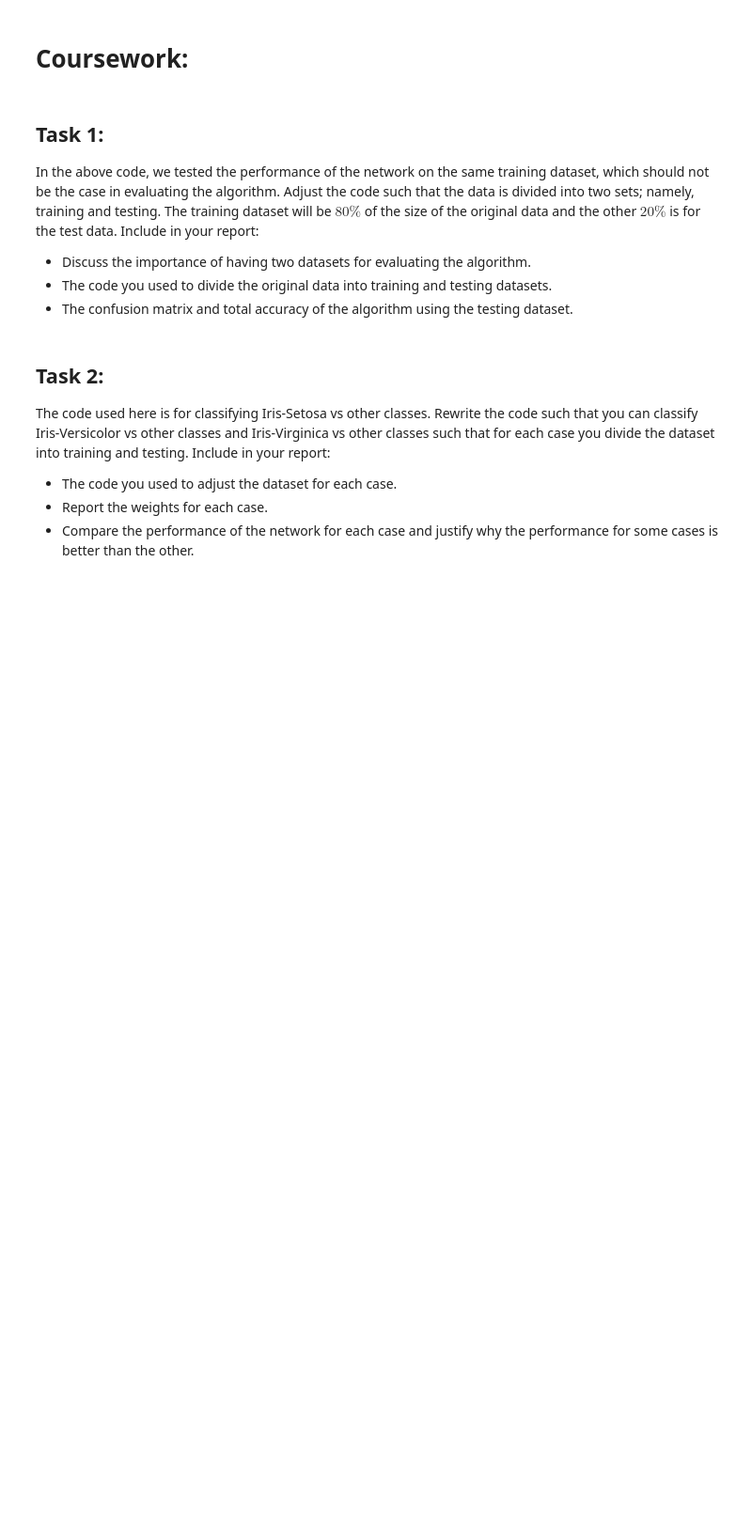
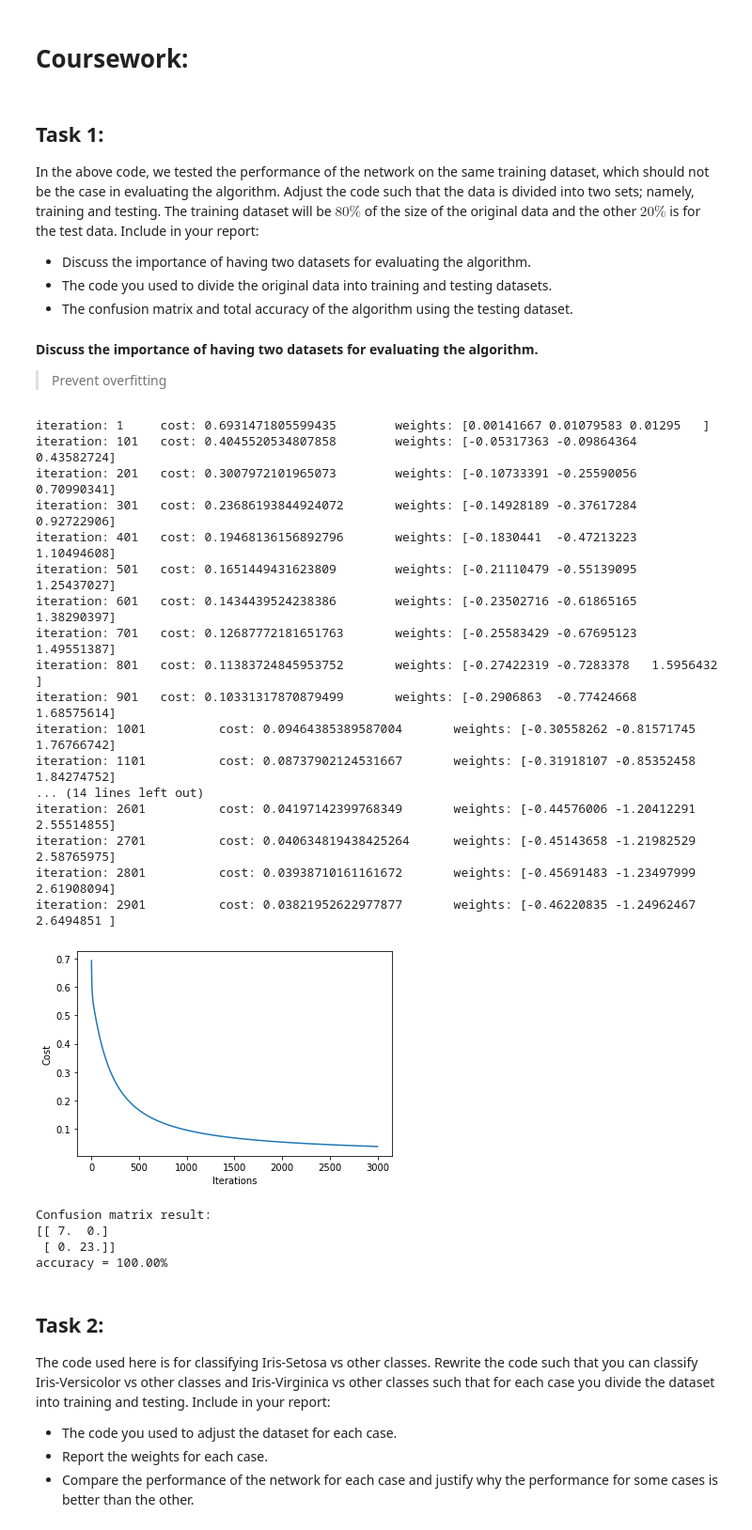
Before and after one commit to limited-fion/ee3-ml, a Jupyter notebook: Fion_ML_Logistic_Regression_.ipynb, the cells around one changed output. Shown at 94% size. Drawn from its saved outputs; the diff is of its cells as text; code cells hidden in the pictures; blank space fills up the shorter version.

```diff
--- a/Fion_ML_Logistic_Regression_.ipynb
+++ b/Fion_ML_Logistic_Regression_.ipynb
@@ -229,6 +233,75 @@ In the above code, we tested the performance of the network on the same training
 - Discuss the importance of having two datasets for evaluating the algorithm.
 - The code you used to divide the original data into training and testing datasets.
 - The confusion matrix and total accuracy of the algorithm using the testing dataset.
+# %% [markdown]
+**Discuss the importance of having two datasets for evaluating the algorithm.**
+
+> Prevent overfitting
+# %%
+def training_set(data):
+  n = 0.8*data.shape[0]
+  return data[0:int(n)]
+
+def test_set(data):
+  n = 0.8*data.shape[0]
+  return data[int(n):data.shape[0]]
+# %%
+# Target labels are the index in iris.target_names
+labels = iris_data.iloc[:,4]
+
+# Setosa is assigned label 0, while all other classes will have a label of 1
+y = np.where(labels == 0, 0, 1)
+
+# Consider only two features - sepal length (column 0) and petal length (column 2)
+# Bias term (intercept) is added to each data point (row)
+X = iris_data.iloc[:,[0,2]]
+intercept = np.ones((X.shape[0], 1))
+X = np.concatenate((intercept, X), axis=1)
+
+Z = np.insert(X, 3, y, axis=1)
+
+np.random.shuffle(Z)
+
+alpha = 0.01
+num_iter = 3000
+
+model_weights = fit(alpha, num_iter, training_set(Z)[:, :3], training_set(Z)[:, 3])
+
+predictions = predict(test_set(Z)[:, :3], model_weights)
+pred = predictions.astype('int')
+true = test_set(Z)[:, 3].astype('int')
+
+conf_matrix = compute_confusion_matrix(true, pred)
+print('Confusion matrix result: ')
+print(conf_matrix)
+
+diagonal_sum = conf_matrix.trace()
+sum_of_all_elements = conf_matrix.sum()
+accuracy = diagonal_sum / sum_of_all_elements
+print('accuracy = {:0.2f}%'.format(accuracy*100))
+# %% [output]
+iteration: 1     cost: 0.6931471805599435        weights: [0.00141667 0.01079583 0.01295   ]
+iteration: 101   cost: 0.4045520534807858        weights: [-0.05317363 -0.09864364  0.43582724]
+iteration: 201   cost: 0.3007972101965073        weights: [-0.10733391 -0.25590056  0.70990341]
+iteration: 301   cost: 0.23686193844924072       weights: [-0.14928189 -0.37617284  0.92722906]
+iteration: 401   cost: 0.19468136156892796       weights: [-0.1830441  -0.47213223  1.10494608]
+iteration: 501   cost: 0.1651449431623809        weights: [-0.21110479 -0.55139095  1.25437027]
+iteration: 601   cost: 0.1434439524238386        weights: [-0.23502716 -0.61865165  1.38290397]
+iteration: 701   cost: 0.12687772181651763       weights: [-0.25583429 -0.67695123  1.49551387]
+iteration: 801   cost: 0.11383724845953752       weights: [-0.27422319 -0.7283378   1.5956432 ]
+iteration: 901   cost: 0.10331317870879499       weights: [-0.2906863  -0.77424668  1.68575614]
+iteration: 1001          cost: 0.09464385389587004       weights: [-0.30558262 -0.81571745  1.76766742]
+iteration: 1101          cost: 0.08737902124531667       weights: [-0.31918107 -0.85352458  1.84274752]
+... (14 lines left out)
+iteration: 2601          cost: 0.04197142399768349       weights: [-0.44576006 -1.20412291  2.55514855]
+iteration: 2701          cost: 0.040634819438425264      weights: [-0.45143658 -1.21982529  2.58765975]
+iteration: 2801          cost: 0.03938710161161672       weights: [-0.45691483 -1.23497999  2.61908094]
+iteration: 2901          cost: 0.03821952622977877       weights: [-0.46220835 -1.24962467  2.6494851 ]
+[figure, added]
+Confusion matrix result:
+[[ 7.  0.]
+ [ 0. 23.]]
+accuracy = 100.00%
 # %% [markdown]
 ## Task 2:
 
```
Also changed, not shown: parts of 4 cells of this notebook.
